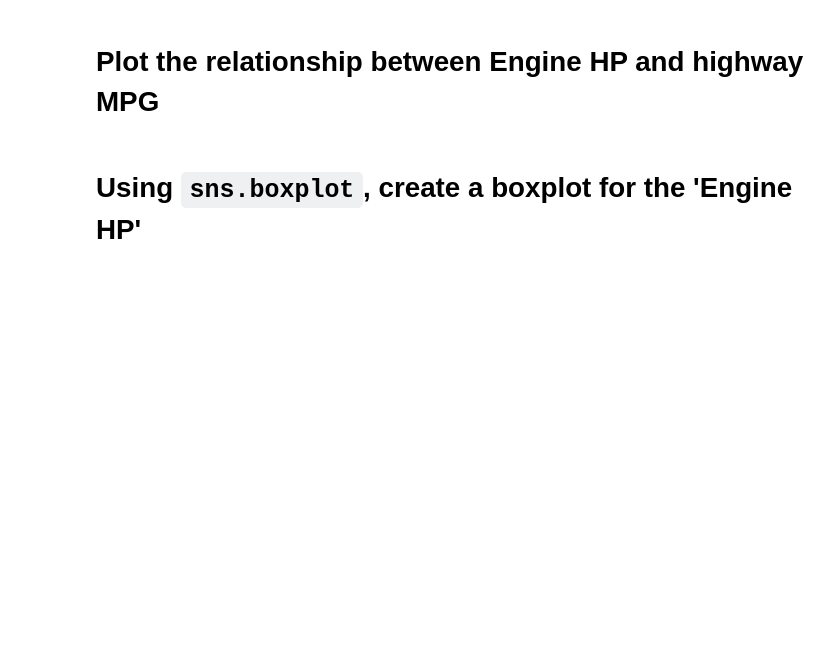
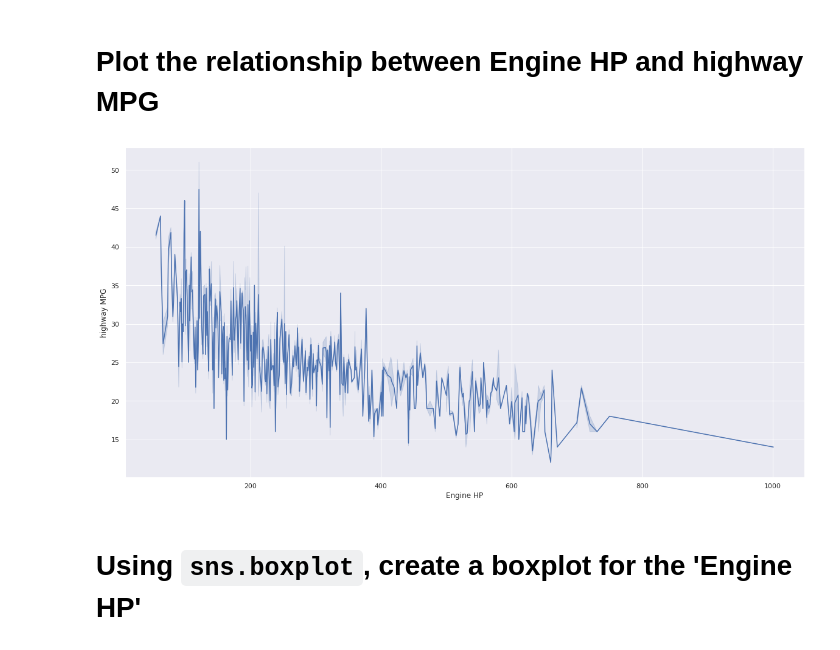
Before and after one commit to okGus/2021-fall-data-science, a Jupyter notebook: Week-02-EDA/Exercise-EDA.ipynb, the cells around one changed output. Cells and saved outputs as stored; diff of their text form; code cells hidden in the pictures; blank space fills up the shorter version.

```diff
--- a/Week-02-EDA/Exercise-EDA.ipynb
+++ b/Week-02-EDA/Exercise-EDA.ipynb
@@ -255,3 +236,10 @@ ax.set(xlim=(0,100000))
+# %%
+# Plot the relationship between Engine HP and highway MPG
+plt.figure(figsize=(20,10))
+ax = sns.lineplot(data=df, x='Engine HP', y='highway MPG')
+#ax = sns.relplot(data=df, x="Engine HP", y="highway MPG", kind="line")
+# %% [output]
+[figure, added]
 # %% [markdown]
 # Using `sns.boxplot`, create a boxplot for the 'Engine HP'
 # %%
```
Also changed, not shown: parts of 17 cells of this notebook.
